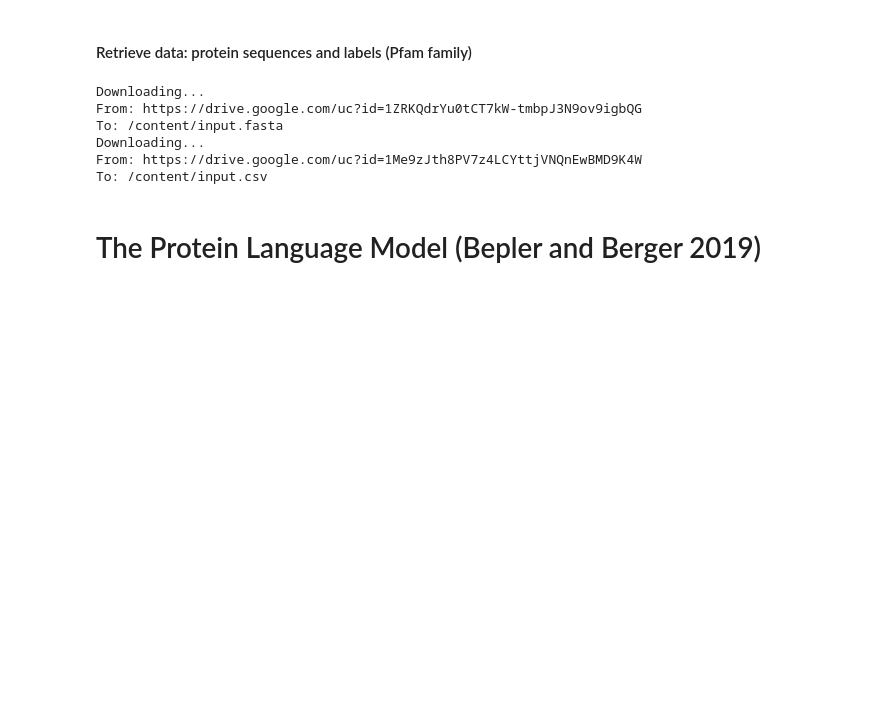
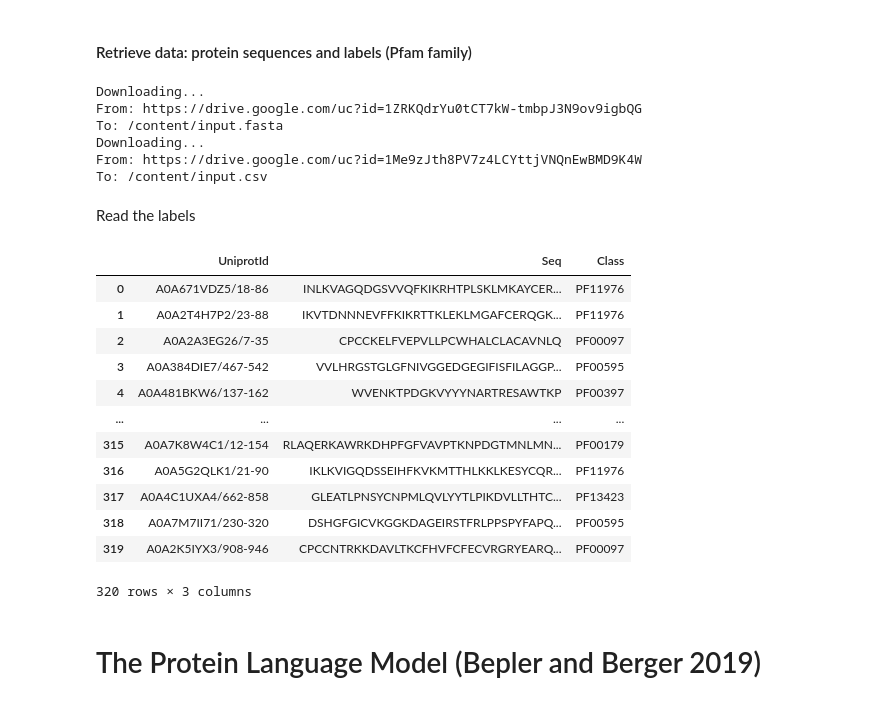
Before and after one commit to elolaine/AI4Biologists, a Jupyter notebook: notebooks/PLM.ipynb, the cells around one changed output. Cells and saved outputs as stored; diff of their text form; code cells hidden in the pictures; blank space fills up the shorter version.

```diff
--- a/notebooks/PLM.ipynb
+++ b/notebooks/PLM.ipynb
@@ -24,6 +24,25 @@ To: /content/input.fasta
 Downloading...
 From: https://drive.google.com/uc?id=1Me9zJth8PV7z4LCYttjVNQnEwBMD9K4W
 To: /content/input.csv
+# %% [markdown]
+Read the labels
+# %%
+df = pd.read_csv('/content/input.csv')
+df
+# %% [output]
+|  | UniprotId | Seq | Class |
+| 0 | A0A671VDZ5/18-86 | INLKVAGQDGSVVQFKIKRHTPLSKLMKAYCER... | PF11976 |
+| 1 | A0A2T4H7P2/23-88 | IKVTDNNNEVFFKIKRTTKLEKLMGAFCERQGK... | PF11976 |
+| 2 | A0A2A3EG26/7-35 | CPCCKELFVEPVLLPCWHALCLACAVNLQ | PF00097 |
+| 3 | A0A384DIE7/467-542 | VVLHRGSTGLGFNIVGGEDGEGIFISFILAGGP... | PF00595 |
+| 4 | A0A481BKW6/137-162 | WVENKTPDGKVYYYNARTRESAWTKP | PF00397 |
+| ... | ... | ... | ... |
+| 315 | A0A7K8W4C1/12-154 | RLAQERKAWRKDHPFGFVAVPTKNPDGTMNLMN... | PF00179 |
+| 316 | A0A5G2QLK1/21-90 | IKLKVIGQDSSEIHFKVKMTTHLKKLKESYCQR... | PF11976 |
+| 317 | A0A4C1UXA4/662-858 | GLEATLPNSYCNPMLQVLYYTLPIKDVLLTHTC... | PF13423 |
+| 318 | A0A7M7II71/230-320 | DSHGFGICVKGGKDAGEIRSTFRLPPSPYFAPQ... | PF00595 |
+| 319 | A0A2K5IYX3/908-946 | CPCCNTRKKDAVLTKCFHVFCFECVRGRYEARQ... | PF00097 |
+320 rows × 3 columns
 # %% [markdown]
 # The Protein Language Model (Bepler and Berger 2019)
 # %%
```
Also changed, not shown: parts of 2 cells of this notebook.
